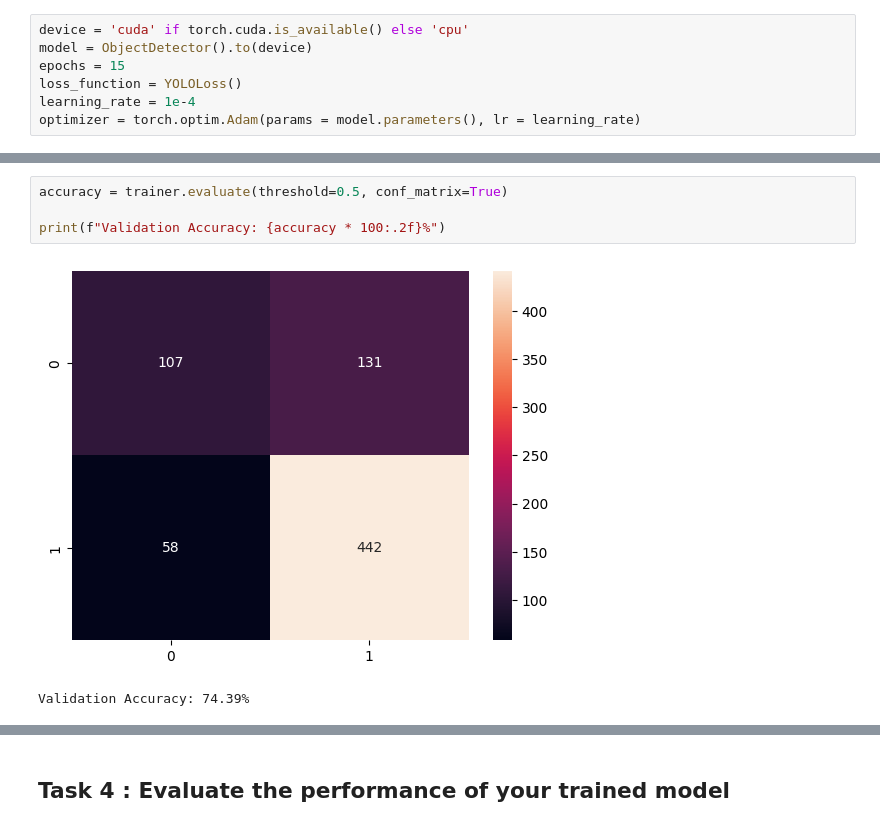
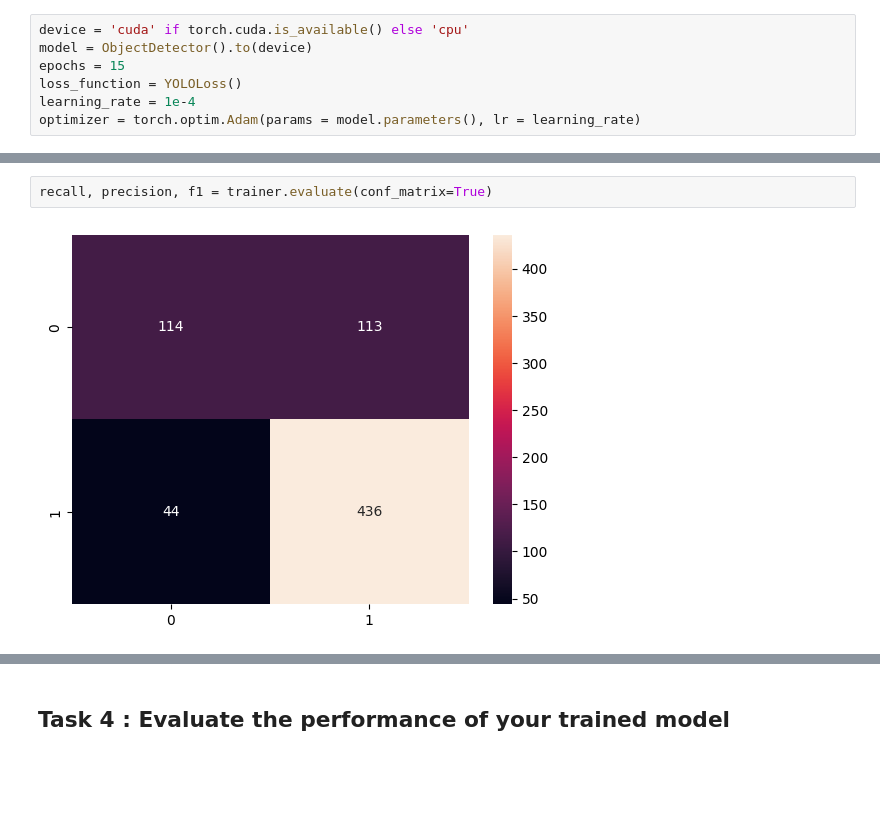
Before and after one commit to Marilia1712/Assignment-4, a Jupyter notebook: assingment4.ipynb, the cells around one changed output, grey strips where cells are left out. Drawn from its saved outputs; the diff is of its cells as text; blank space fills up the shorter version.

Commit message:
fixed threshold

```diff
--- a/assingment4.ipynb
+++ b/assingment4.ipynb
@@ -507,7 +553,4 @@ avg_loss, avg_val_loss = trainer.train(epochs, plot = True)
 # %%
-accuracy = trainer.evaluate(threshold=0.5, conf_matrix=True)
-
-print(f"Validation Accuracy: {accuracy * 100:.2f}%")
+recall, precision, f1 = trainer.evaluate(conf_matrix=True)
 # %% [output]
-[figure, old version]
+[figure, new version]
-Validation Accuracy: 74.39%
```
Also changed, not shown: parts of 5 cells of this notebook.
